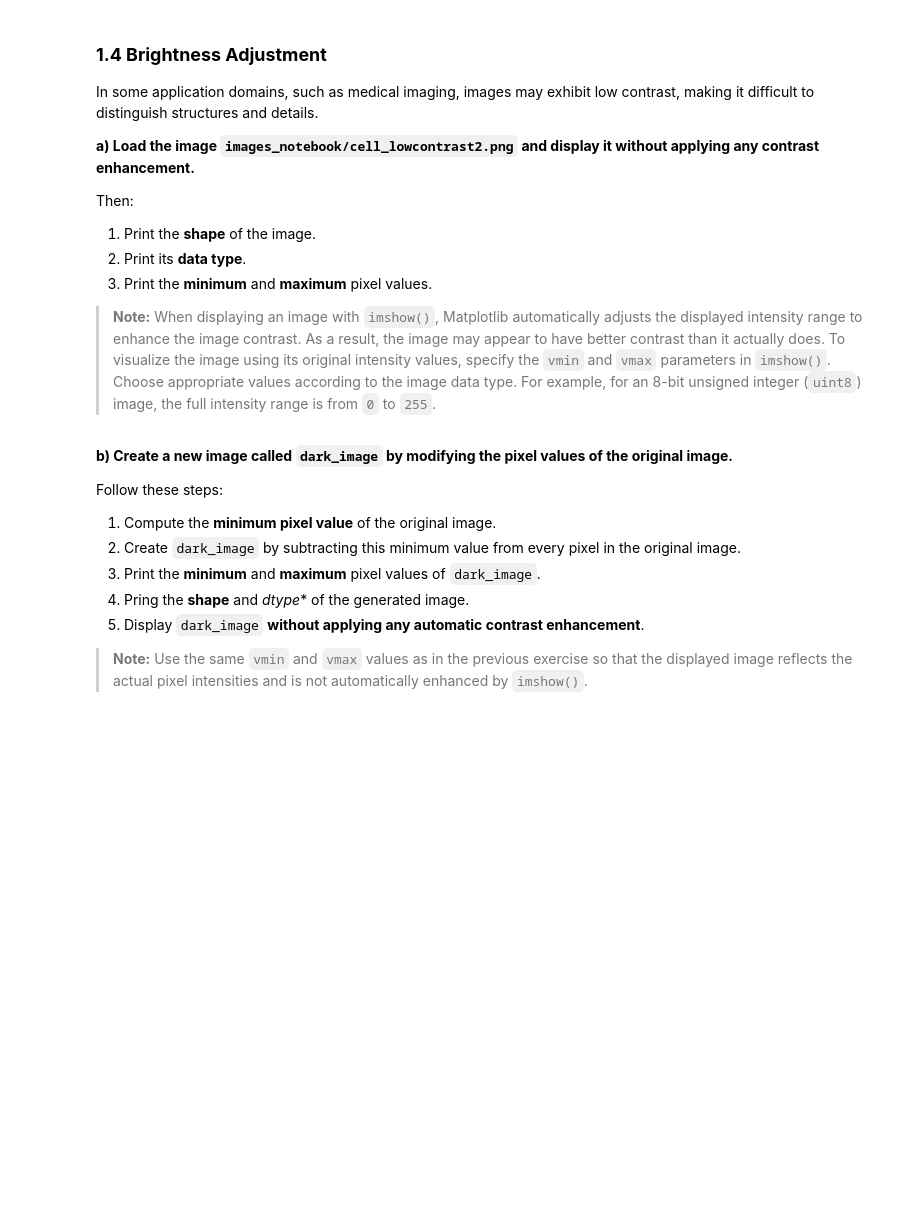
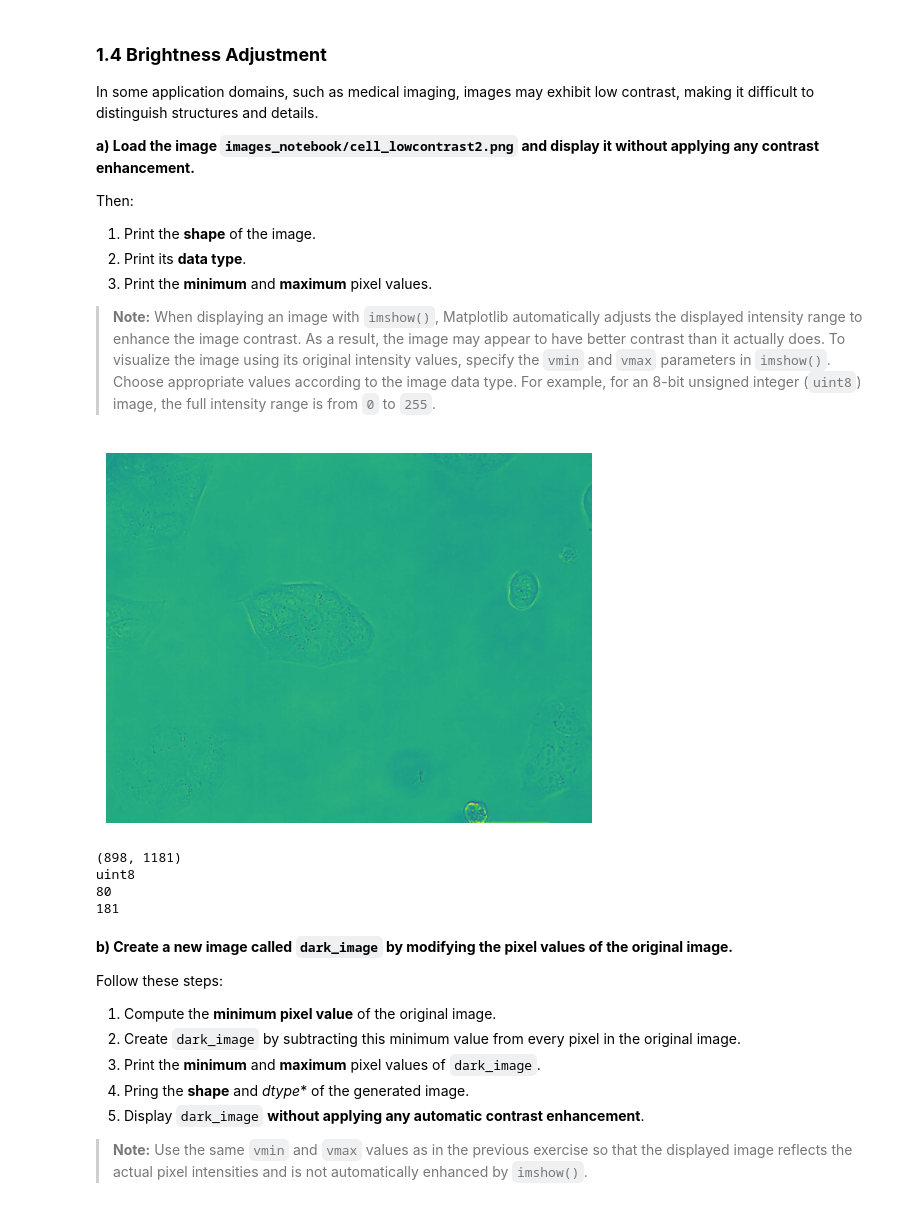
Before and after one commit to marcvergees/VA-P1, a Jupyter notebook: p1_material/2026_ComputerVision_P1.ipynb, the cells around one changed output. Drawn from its saved outputs; the diff is of its cells as text; code cells hidden in the pictures; blank space fills up the shorter version.

```diff
--- a/p1_material/2026_ComputerVision_P1.ipynb
+++ b/p1_material/2026_ComputerVision_P1.ipynb
@@ -410,3 +408,19 @@ Then:
+# %%
+img_cell = io.imread('images_notebook/cell_lowcontrast2.png')
+
+plt.imshow(img_cell, vmin=80, vmax=181)
+plt.axis('off')
+plt.show()
+print(img_cell.shape)
+print(img_cell.dtype)
+print(img_cell.min())
+print(img_cell.max())
+# %% [output]
+[figure, added]
+(898, 1181)
+uint8
+80
+181
 # %% [markdown]
 **b) Create a new image called `dark_image` by modifying the pixel values of the original image.**
 
```
Also changed, not shown: parts of 12 cells of this notebook.
